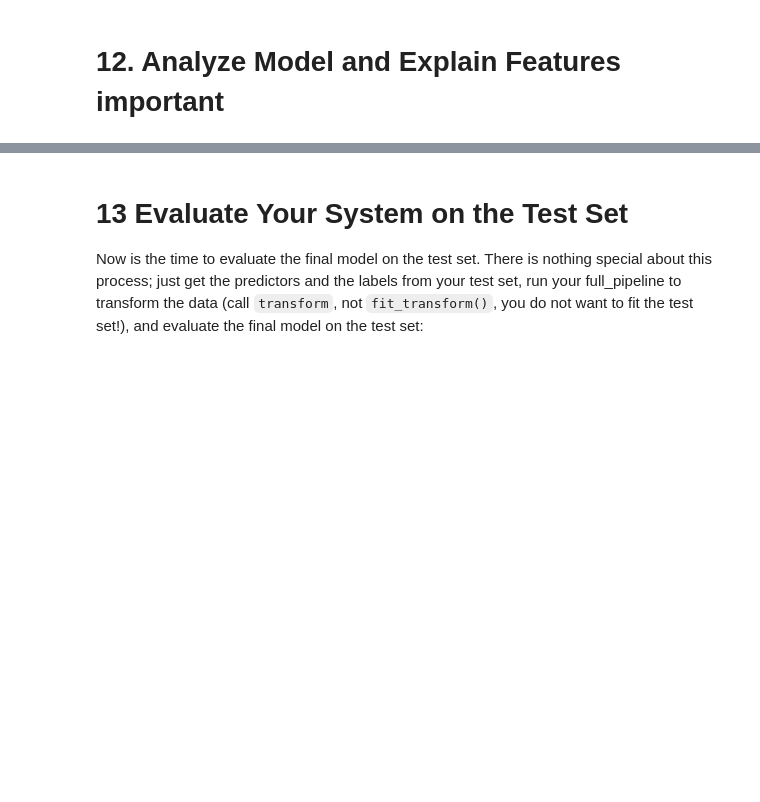
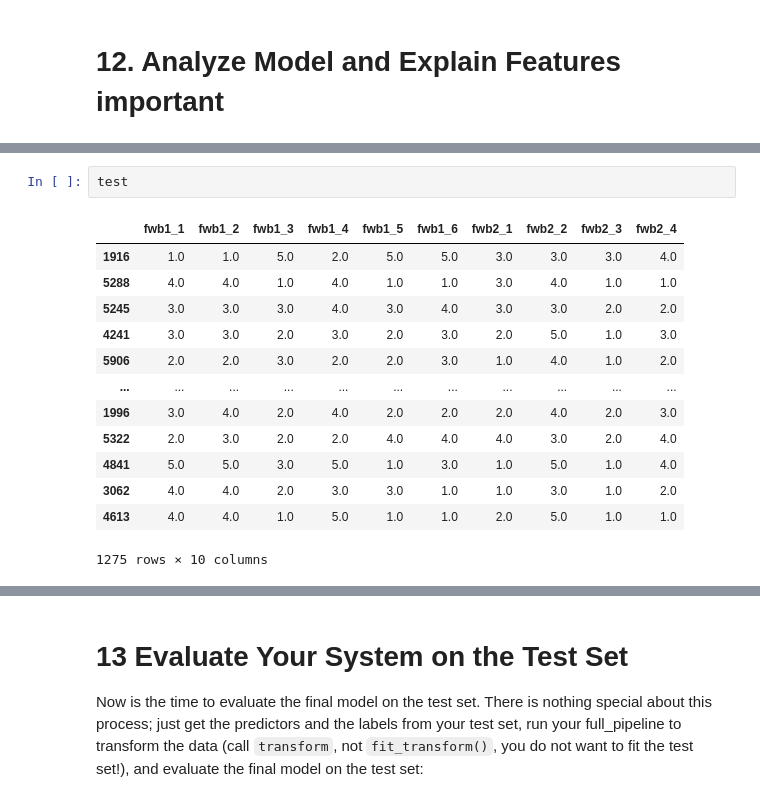
Before and after one commit to MarkPhamm/AI-Project, a Jupyter notebook: AI Project.ipynb, the cells around one changed output, grey strips where cells are left out. Cells and saved outputs as stored; diff of their text form; blank space fills up the shorter version.

```diff
--- a/AI Project.ipynb
+++ b/AI Project.ipynb
@@ -2436,0 +2469,16 @@ array([1.77799626e-01, 1.02324938e-02, 1.79121192e-01, 8.59245806e-02,
+# %%
+test
+# %% [output]
+|  | fwb1_1 | fwb1_2 | fwb1_3 | fwb1_4 | fwb1_5 | fwb1_6 | fwb2_1 | fwb2_2 | fwb2_3 | fwb2_4 |
+| 1916 | 1.0 | 1.0 | 5.0 | 2.0 | 5.0 | 5.0 | 3.0 | 3.0 | 3.0 | 4.0 |
+| 5288 | 4.0 | 4.0 | 1.0 | 4.0 | 1.0 | 1.0 | 3.0 | 4.0 | 1.0 | 1.0 |
+| 5245 | 3.0 | 3.0 | 3.0 | 4.0 | 3.0 | 4.0 | 3.0 | 3.0 | 2.0 | 2.0 |
+| 4241 | 3.0 | 3.0 | 2.0 | 3.0 | 2.0 | 3.0 | 2.0 | 5.0 | 1.0 | 3.0 |
+| 5906 | 2.0 | 2.0 | 3.0 | 2.0 | 2.0 | 3.0 | 1.0 | 4.0 | 1.0 | 2.0 |
+| ... | ... | ... | ... | ... | ... | ... | ... | ... | ... | ... |
+| 1996 | 3.0 | 4.0 | 2.0 | 4.0 | 2.0 | 2.0 | 2.0 | 4.0 | 2.0 | 3.0 |
+| 5322 | 2.0 | 3.0 | 2.0 | 2.0 | 4.0 | 4.0 | 4.0 | 3.0 | 2.0 | 4.0 |
+| 4841 | 5.0 | 5.0 | 3.0 | 5.0 | 1.0 | 3.0 | 1.0 | 5.0 | 1.0 | 4.0 |
+| 3062 | 4.0 | 4.0 | 2.0 | 3.0 | 3.0 | 1.0 | 1.0 | 3.0 | 1.0 | 2.0 |
+| 4613 | 4.0 | 4.0 | 1.0 | 5.0 | 1.0 | 1.0 | 2.0 | 5.0 | 1.0 | 1.0 |
+1275 rows × 10 columns
```
Also changed, not shown: parts of 14 cells of this notebook.
